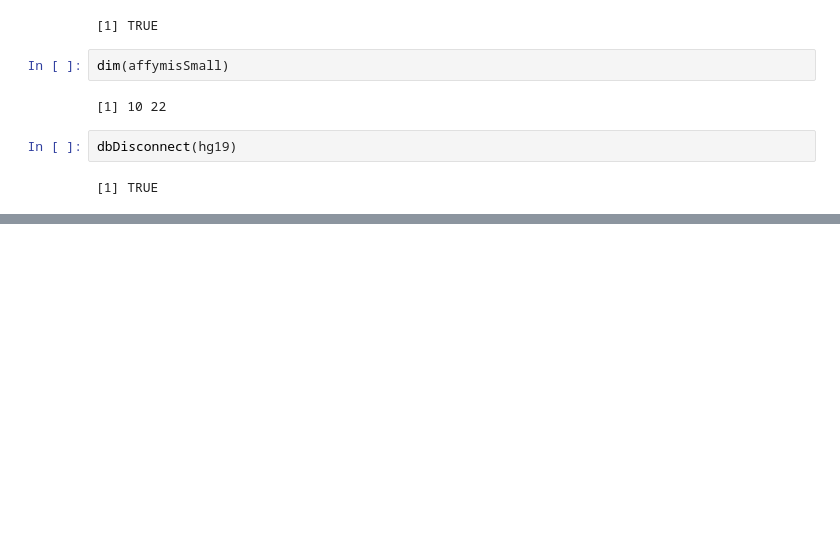
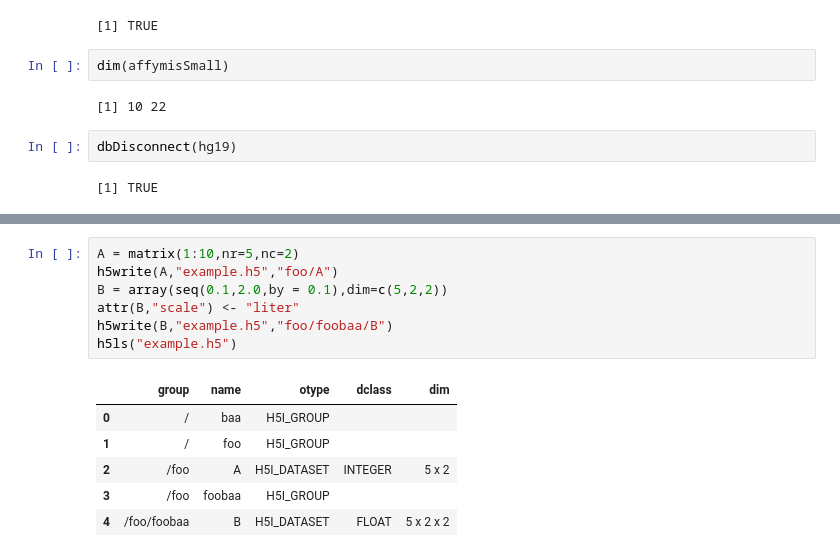
Before and after one commit to Reactor11/Data-Science-Using-R, a Jupyter notebook: Getting and Cleaning Data/Getting and Cleaning Data - Notes.ipynb, the cells around one changed output, grey strips where cells are left out. Cells and saved outputs as stored; diff of their text form; blank space fills up the shorter version.

```diff
--- a/Getting and Cleaning Data/Getting and Cleaning Data - Notes.ipynb
+++ b/Getting and Cleaning Data/Getting and Cleaning Data - Notes.ipynb
@@ -200,0 +259,14 @@ dbDisconnect(hg19)
+# %%
+A = matrix(1:10,nr=5,nc=2)
+h5write(A,"example.h5","foo/A")
+B = array(seq(0.1,2.0,by = 0.1),dim=c(5,2,2))
+attr(B,"scale") <- "liter"
+h5write(B,"example.h5","foo/foobaa/B")
+h5ls("example.h5")
+# %% [output]
+|  | group | name | otype | dclass | dim |
+| 0 | / | baa | H5I_GROUP |  |  |
+| 1 | / | foo | H5I_GROUP |  |  |
+| 2 | /foo | A | H5I_DATASET | INTEGER | 5 x 2 |
+| 3 | /foo | foobaa | H5I_GROUP |  |  |
+| 4 | /foo/foobaa | B | H5I_DATASET | FLOAT | 5 x 2 x 2 |
```
Also changed, not shown: parts of 29 cells of this notebook, 1 other file.
